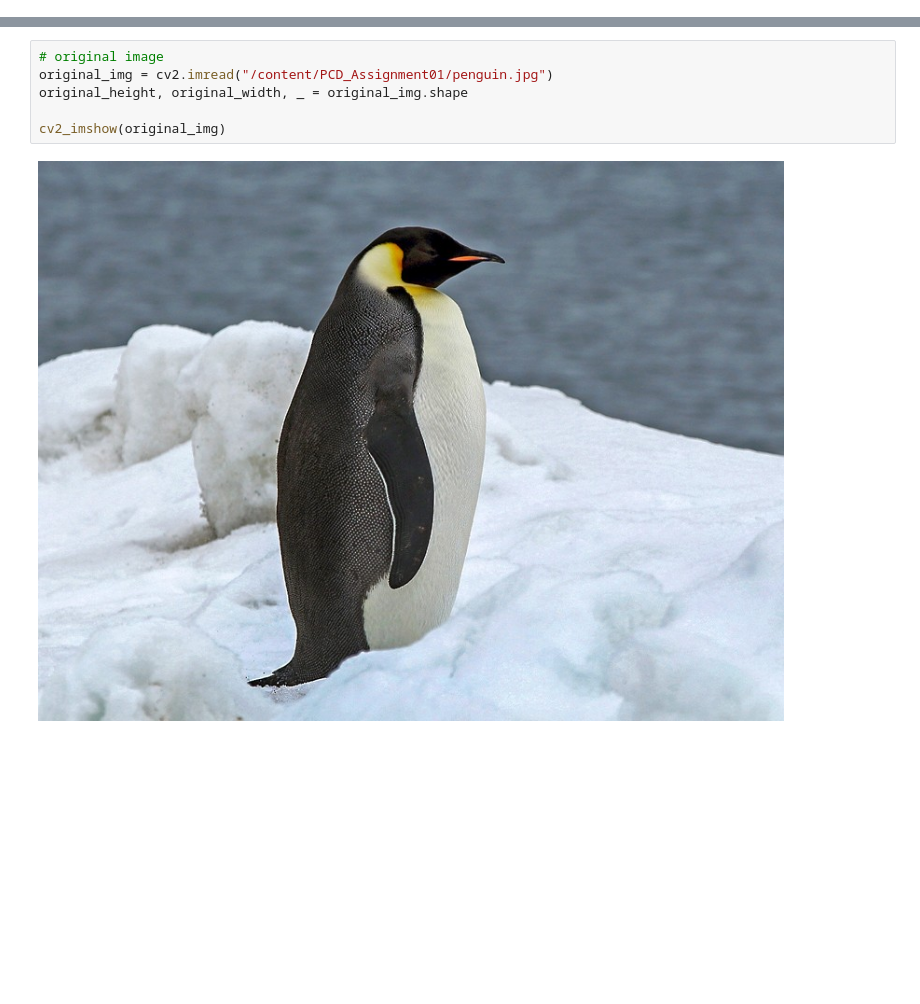
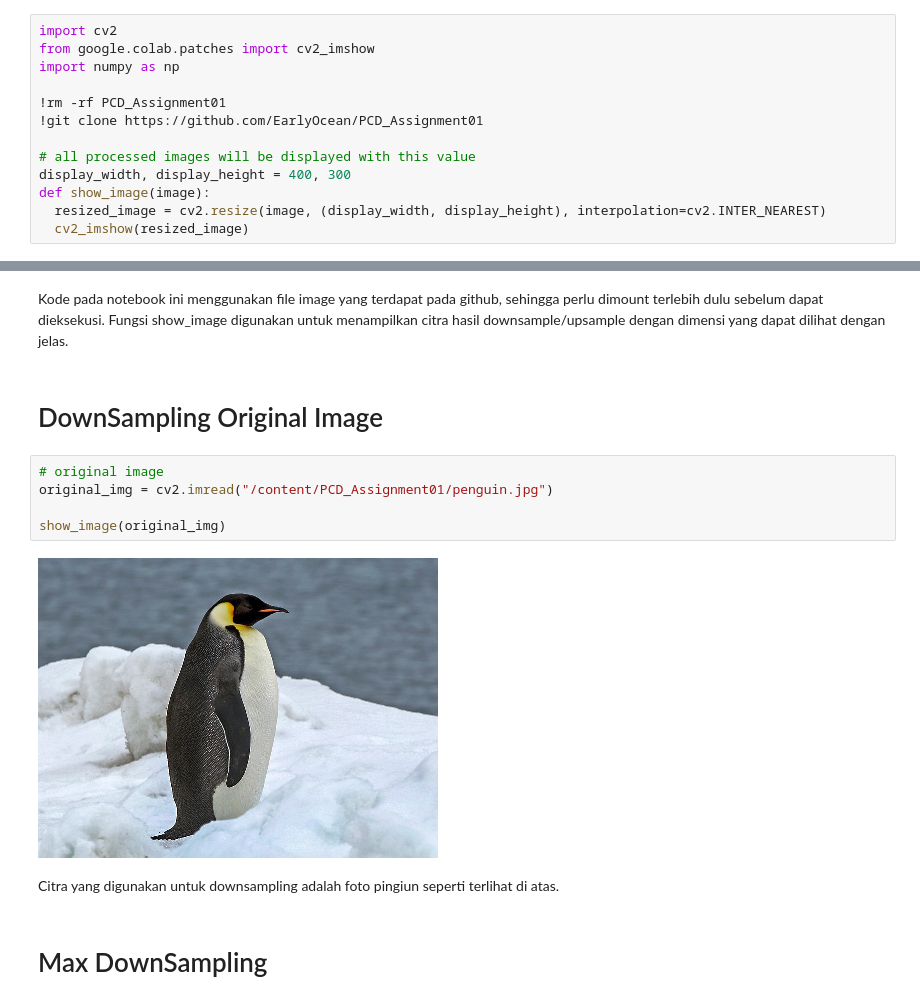
Before and after one commit to EarlyOcean/PCD_Assignment01, a Jupyter notebook: PCD_Assignment01.ipynb, the cells around one changed output, grey strips where cells are left out. Saved outputs shown, nothing was run; the diff lists cells and outputs as text; blank space fills up the shorter version.

```diff
--- a/PCD_Assignment01.ipynb
+++ b/PCD_Assignment01.ipynb
@@ -17,0 +5,13 @@ Resolving deltas: 100% (2/2), done.
+# %%
+import cv2
+from google.colab.patches import cv2_imshow
+import numpy as np
+
+!rm -rf PCD_Assignment01
+!git clone https://github.com/EarlyOcean/PCD_Assignment01
+
+# all processed images will be displayed with this value
+display_width, display_height = 400, 300
+def show_image(image):
+  resized_image = cv2.resize(image, (display_width, display_height), interpolation=cv2.INTER_NEAREST)
+  cv2_imshow(resized_image)
@@ -18,11 +26,18 @@ Resolving deltas: 100% (2/2), done.
+# %% [markdown]
+Kode pada notebook ini menggunakan file image yang terdapat pada github, sehingga perlu dimount terlebih dulu sebelum dapat dieksekusi. Fungsi show_image digunakan untuk menampilkan citra hasil downsample/upsample dengan dimensi yang dapat dilihat dengan jelas.
+# %% [markdown]
+# DownSampling Original Image
 # %%
 # original image
 original_img = cv2.imread("/content/PCD_Assignment01/penguin.jpg")
-original_height, original_width, _ = original_img.shape
 
-cv2_imshow(original_img)
+show_image(original_img)
 # %% [output]
-[figure, old version]
+[figure, new version]
+# %% [markdown]
+Citra yang digunakan untuk downsampling adalah foto pingiun seperti terlihat di atas.
+# %% [markdown]
+# Max DownSampling
 # %%
 # max downsampled
 
```
Also changed, not shown: parts of 30 cells of this notebook.
